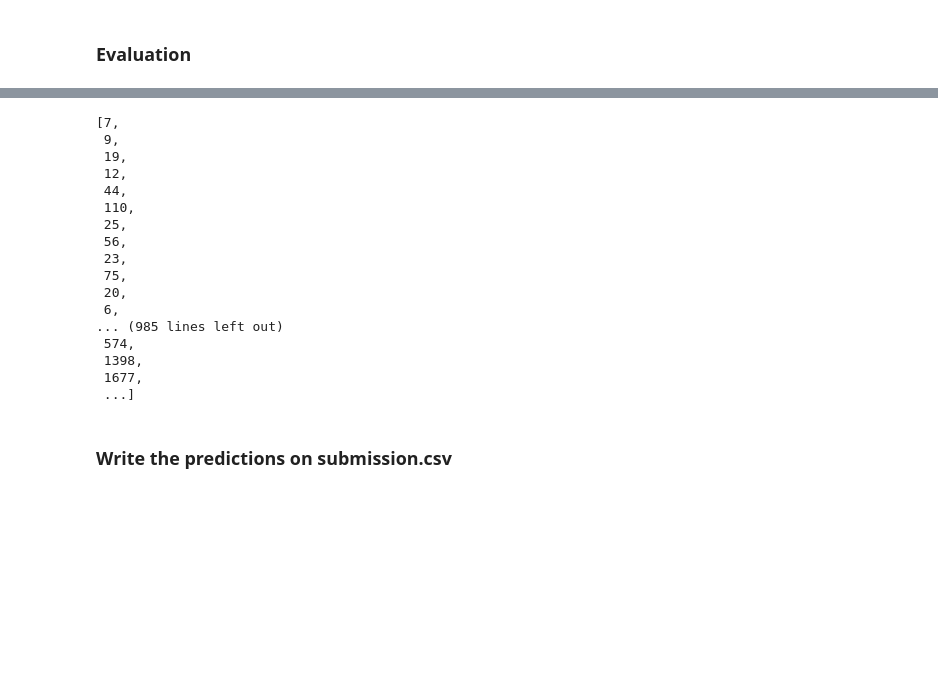
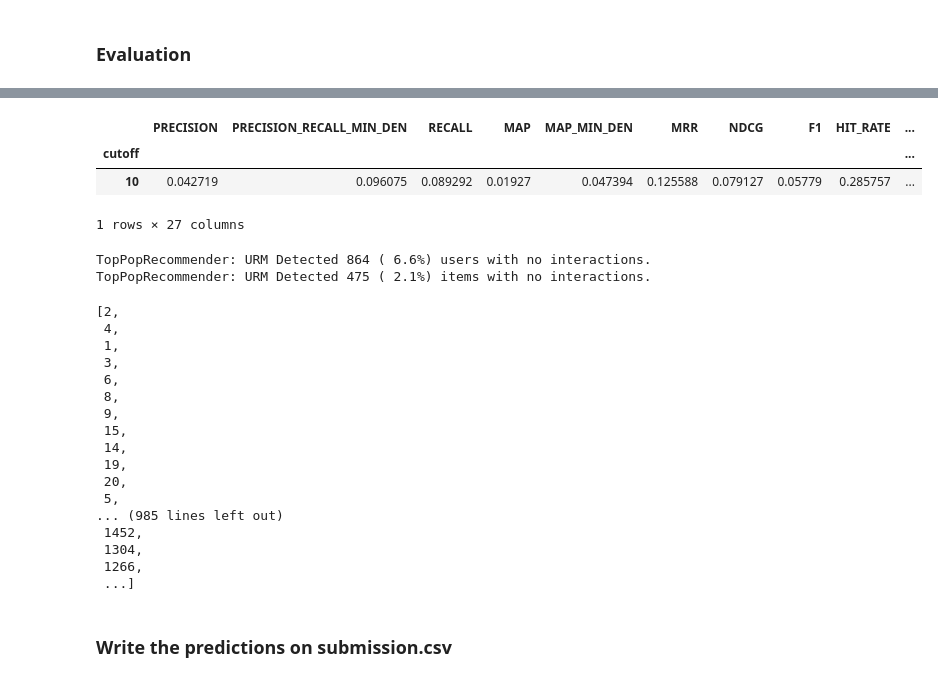
Before and after one commit to Kokcr3ator/RecSys-Competition, a Jupyter notebook: SLIM-MSE.ipynb, the cells around one changed output, grey strips where cells are left out. Drawn from its saved outputs; the diff is of its cells as text; code cells hidden in the pictures; blank space fills up the shorter version.

```diff
--- a/SLIM-MSE.ipynb
+++ b/SLIM-MSE.ipynb
@@ -176,6 +176,8 @@ EvaluatorHoldout: Processed 10046 (100.0%) in 9.67 sec. Users per second: 1039
 Epoch 1010 complete in in 15.81 seconds, loss is 4.530E-03. Samples per second 178160.60. Validation MAP 0.0111
 # %% [markdown]
 ### Setting the Similarity matrix in a recommender_object instance
+# %%
+item_item_S = np.load('SimMatrix(1e-3).npz')
 # %%
-sparse_similarity = sps.csr_matrix(item_item_S)
+sparse_similarity = sps.csr_matrix(item_item_S['arr_0'])
 recommender.set_similarity_matrix(sparse_similarity)
@@ -192,23 +208,32 @@ EvaluatorHoldout: Processed 10046 (100.0%) in 9.30 sec. Users per second: 1081
+# %%
+result_df
+# %% [output]
+|  | PRECISION | PRECISION_RECALL_MIN_DEN | RECALL | MAP | MAP_MIN_DEN | MRR | NDCG | F1 | HIT_RATE | ... |
+| cutoff |  |  |  |  |  |  |  |  |  | ... |
+| 10 | 0.042719 | 0.096075 | 0.089292 | 0.01927 | 0.047394 | 0.125588 | 0.079127 | 0.05779 | 0.285757 | ... |
+1 rows × 27 columns
 # %%
-recommender.recommend(40)
+recommender.recommend(41)
 # %% [output]
-[7,
- 9,
- 19,
- 12,
- 44,
- 110,
- 25,
- 56,
- 23,
- 75,
- 20,
- 6,
-... (985 lines left out)
- 574,
- 1398,
- 1677,
- ...]
+TopPopRecommender: URM Detected 864 ( 6.6%) users with no interactions.
+TopPopRecommender: URM Detected 475 ( 2.1%) items with no interactions.
+[2,
+ 4,
+ 1,
+ 3,
+ 6,
+ 8,
+ 9,
+ 15,
+ 14,
+ 19,
+ 20,
+ 5,
+... (985 lines left out)
+ 1452,
+ 1304,
+ 1266,
+ ...]
 # %% [markdown]
 ### Write the predictions on submission.csv
 # %%
```
Also changed, not shown: parts of 4 cells of this notebook, 11 other files.
